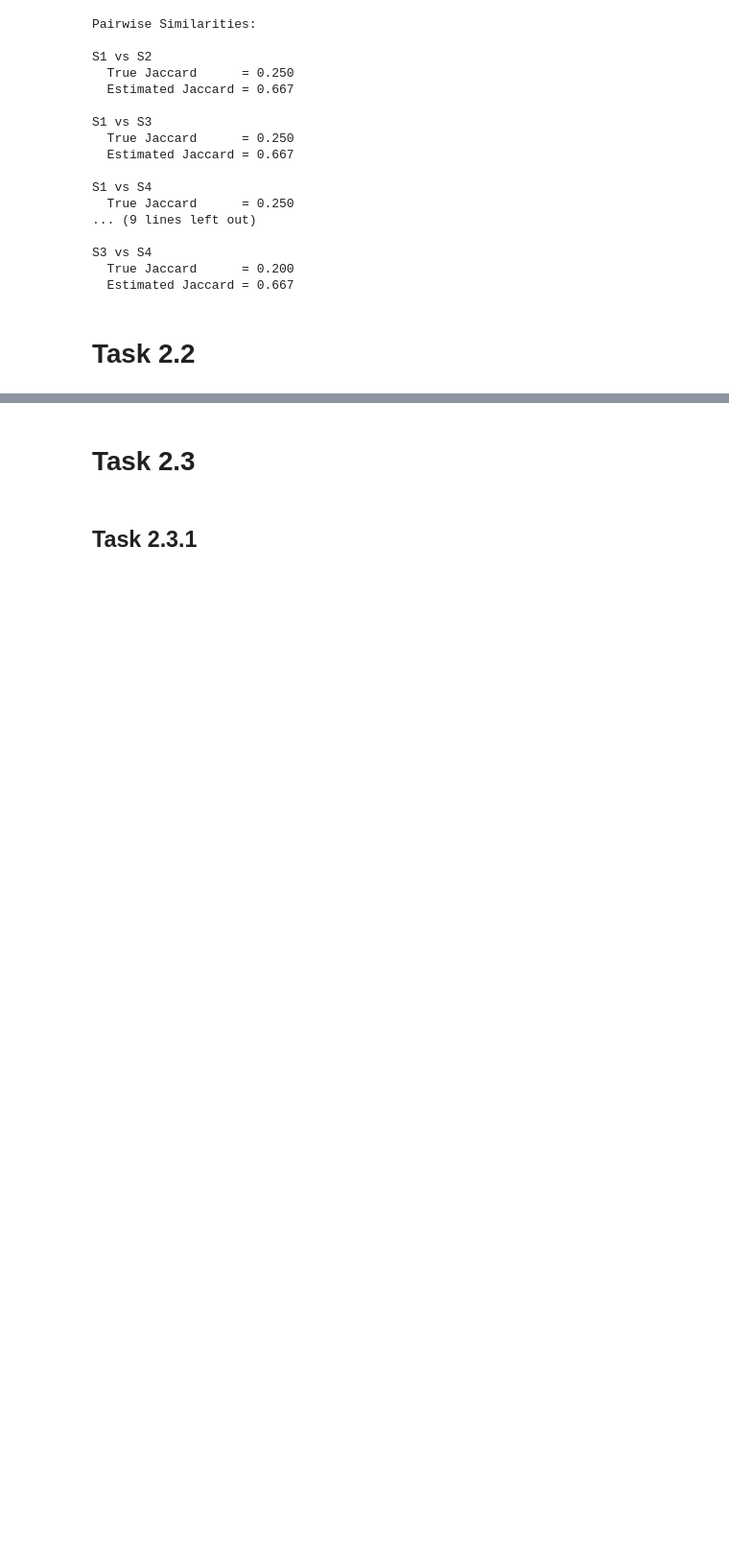
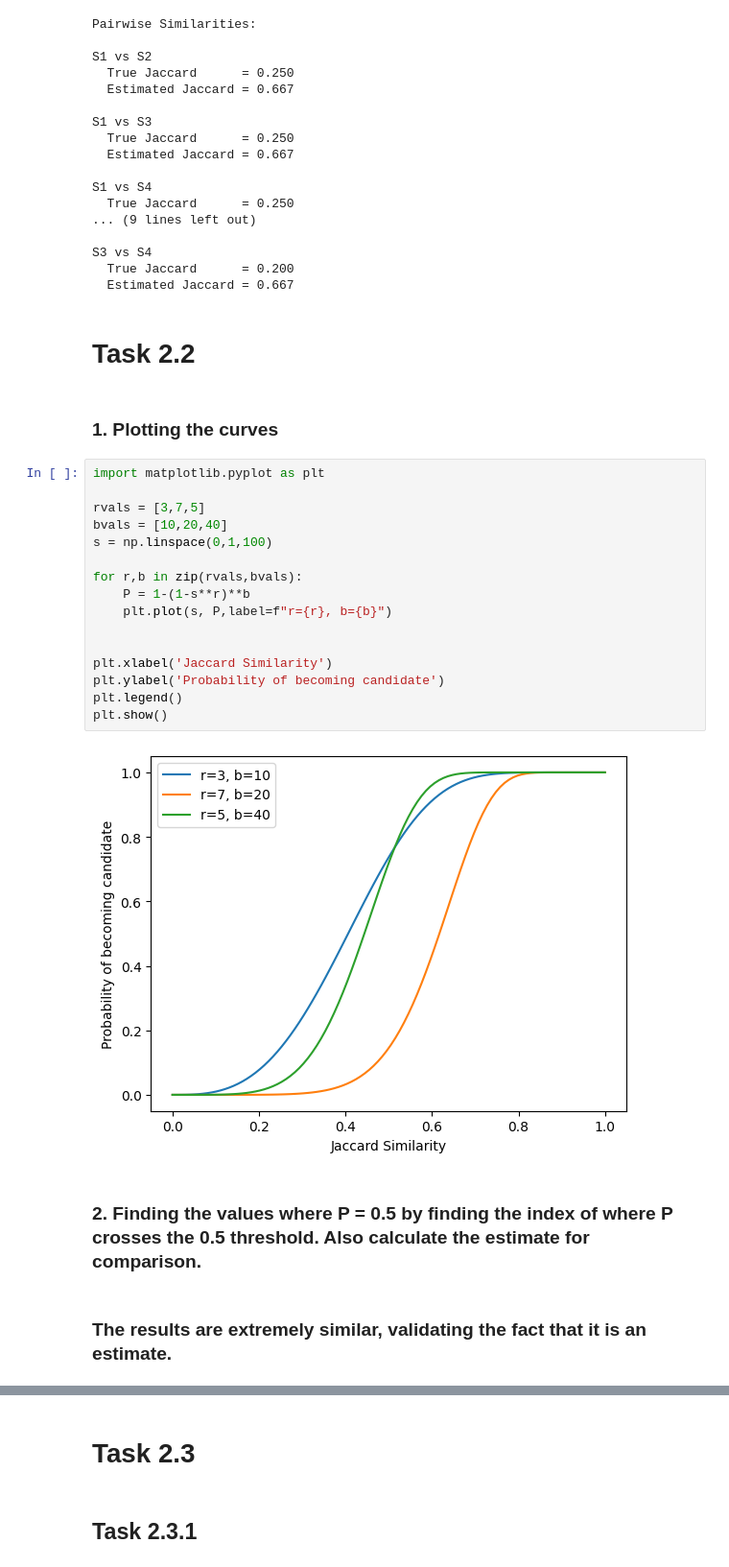
Before and after one commit to namtu06/DATA.ML.370, a Jupyter notebook: Week2/Locality-sensitive Hashing.ipynb, the cells around one changed output, grey strips where cells are left out. Shown at 96% size. Drawn from its saved outputs; the diff is of its cells as text; blank space fills up the shorter version.

```diff
--- a/Week2/Locality-sensitive Hashing.ipynb
+++ b/Week2/Locality-sensitive Hashing.ipynb
@@ -111,3 +111,27 @@ S3 vs S4
   Estimated Jaccard = 0.667
 # %% [markdown]
 # Task 2.2
+# %% [markdown]
+### 1. Plotting the curves
+# %%
+import matplotlib.pyplot as plt
+
+rvals = [3,7,5]
+bvals = [10,20,40]
+s = np.linspace(0,1,100)
+
+for r,b in zip(rvals,bvals):
+    P = 1-(1-s**r)**b
+    plt.plot(s, P,label=f"r={r}, b={b}")
+
+
+plt.xlabel('Jaccard Similarity')
+plt.ylabel('Probability of becoming candidate')
+plt.legend()
+plt.show()
+# %% [output]
+[figure, added]
+# %% [markdown]
+### 2. Finding the values where P = 0.5 by finding the index of where P crosses the 0.5 threshold. Also calculate the estimate for comparison.
+# %% [markdown]
+### The results are extremely similar, validating the fact that it is an estimate.
```
Also changed, not shown: parts of 1 cell of this notebook.
